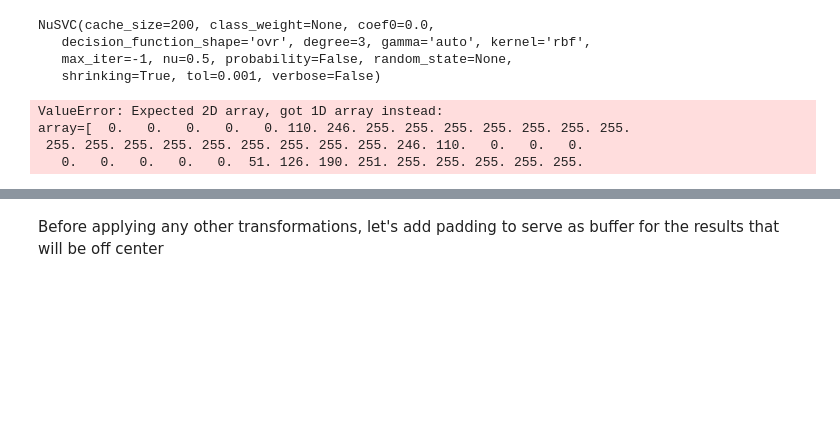
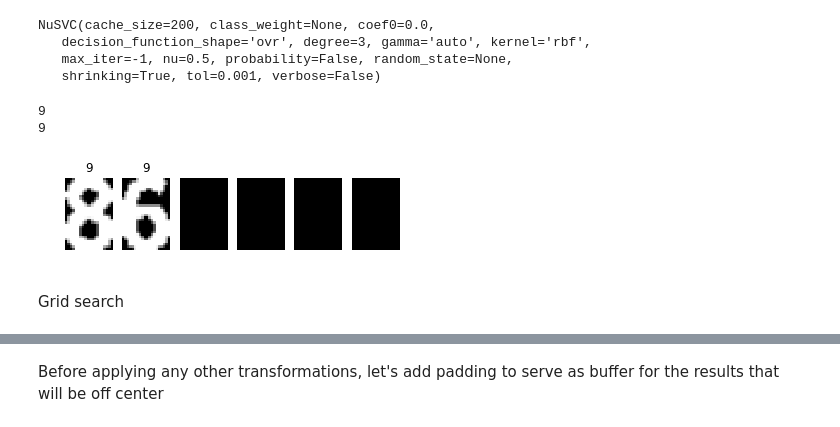
Before and after one commit to bobev18/gamcon, a Jupyter notebook: single_digits.ipynb, the cells around one changed output, grey strips where cells are left out. Saved outputs shown, nothing was run; the diff lists cells and outputs as text; code cells hidden in the pictures; blank space fills up the shorter version.

```diff
--- a/single_digits.ipynb
+++ b/single_digits.ipynb
@@ -126,10 +126,17 @@ NuSVC(cache_size=200, class_weight=None, coef0=0.0,
    decision_function_shape='ovr', degree=3, gamma='auto', kernel='rbf',
    max_iter=-1, nu=0.5, probability=False, random_state=None,
    shrinking=True, tol=0.001, verbose=False)
-# %%
-clf.predict(test[0])
-# %% [output]
-ValueError: Expected 2D array, got 1D array instead:
-array=[  0.   0.   0.   0.   0. 110. 246. 255. 255. 255. 255. 255. 255. 255.
- 255. 255. 255. 255. 255. 255. 255. 255. 255. 246. 110.   0.   0.   0.
-   0.   0.   0.   0.   0.  51. 126. 190. 251. 255. 255. 255. 255. 255.
+# %%
+for digit in test:
+    predict = clf.predict([digit])
+    print(chr(int(predict)))
+# %% [output]
+9
+9
+# %%
+predictions = [ clf.predict([z]) for z in test ]
+show_all(test_images, labels=[ chr(z) for z in predictions])
+# %% [output]
+[figure, added]
+# %% [markdown]
+Grid search
```
Also changed, not shown: parts of 19 cells of this notebook.
